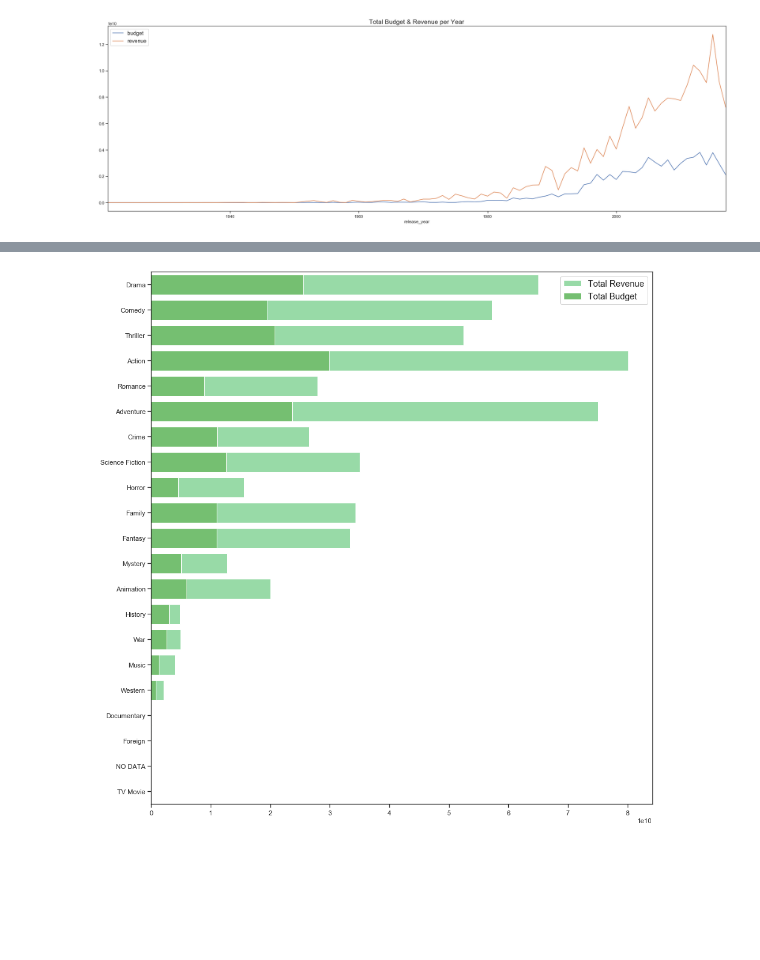
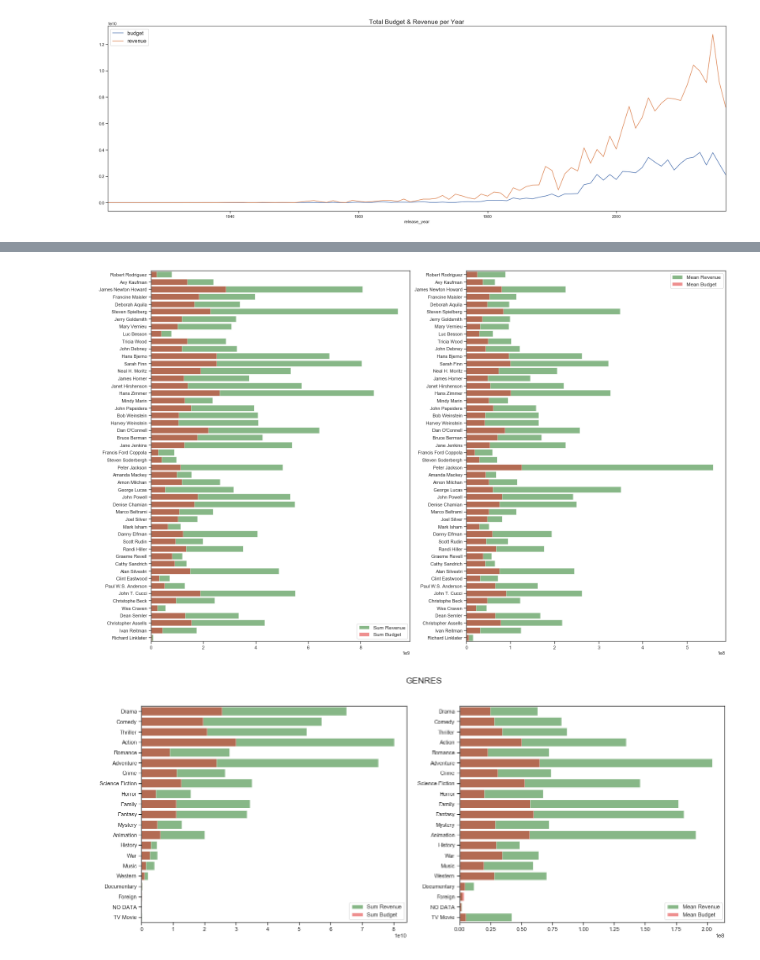
Before and after one commit to robert-myers/tmdb-box-office-prediction, a Jupyter notebook: Untitled.ipynb, the cells around one changed output, grey strips where cells are left out. Saved outputs shown, nothing was run; the diff lists cells and outputs as text; code cells hidden in the pictures; blank space fills up the shorter version.

Commit message:
updated functions & started hypothesis

```diff
--- a/Untitled.ipynb
+++ b/Untitled.ipynb
@@ -275,6 +347,9 @@ def movie_search(df, name, category):
 #     net = rev - bud
 # %%
 def movie_search_aggregate(df, ele, category, agg="sum"):
+    """
+    helper function for box_office_from_search()
+    """
     if agg == "sum":
         budget = float(movie_search(df, ele, category)[["budget"]].sum())
         revenue = float(movie_search(df, ele, category)[["revenue"]].sum())
@@ -285,7 +360,7 @@ def movie_search_aggregate(df, ele, category, agg="sum"):
         return "invalid agg argument"
     return budget, revenue
 
-def box_office_from_search(category, agg="sum",top=21, data_to_find=top_counts_df, df=train_df):
+def box_office_from_search(category, agg="sum", top=21, data_to_find=top_counts_df, df=train_df):
     """
     input:
         category is a string of the column name to query.
@@ -322,4 +397,12 @@ def box_office_from_search(category, agg="sum",top=21, data_to_find=top_counts_d
         nets.append(net)
 
     return names, budgets, revenues, nets
+# %%
+def barplot_movies(category, agg, ax, top=21, data_to_find=top_counts_df, df=train_df):
+    names, budgets, revenues, nets = box_office_from_search(category, agg=agg, top=top, data_to_find=data_to_find, df=df)
+    sns.set_color_codes("colorblind")
+    sns.barplot(x=revenues, y=list(range(len(names))), orient="h", ax=ax, label=f"{agg.title()} Revenue", color="green", alpha=0.5)
+    sns.barplot(x=budgets, y=list(range(len(names))), orient="h", ax=ax, label=f"{agg.title()} Budget", color="red", alpha=0.5)
+    ax.legend(frameon=True, fontsize="large")
+    ax.set_yticklabels(names)
 # %%
@@ -352,17 +429,46 @@ plt.tight_layout()
+# %%
+fig, axes = plt.subplots(nrows=1, ncols=2, figsize=(21, 13), sharex=False)
+ax1, ax2 = axes
+
+barplot_movies("crew", agg="sum", ax=ax1, top=50)
+barplot_movies("crew", agg="mean", ax=ax2, top=50)
+
+plt.tight_layout()
+
+# crew_names, crew_budgets, crew_revenues, crew_nets = box_office_from_search("crew", top=50)
+
+# sns.set_color_codes("pastel")
+# sns.barplot(x=crew_revenues, y=list(range(50)), orient="h", ax=ax2, color="g", label="Total Revenue")
+# sns.set_color_codes("muted")
+# sns.barplot(x=crew_budgets, y=list(range(50)), orient="h", ax=ax2, color="g", label="Total Budget")
+# ax2.set_yticklabels(crew_names)
+# ax2.set_title("Top Credited Crew")
+# ax2.legend(frameon=True, fontsize="large", loc="lower right")
+# %% [output]
+[figure, added]
 # %%
-fig, ax = plt.subplots(figsize=(13, 13))
+fig, axes = plt.subplots(nrows=1, ncols=2, figsize=(21, 8), sharex=False)
+ax1, ax2 = axes
 
-genre_names, genre_budgets, genre_revenues, genre_nets = box_office_from_search("genres")
+# fig, ax = plt.subplots(figsize=(13, 13))
 
-sns.set_color_codes("pastel")
-sns.barplot(x=genre_revenues, y=list(range(len(genre_names))), orient="h", ax=ax, label="Total Revenue", color="g")
-sns.set_color_codes("muted")
-sns.barplot(x=genre_budgets, y=list(range(len(genre_names))), orient="h", ax=ax, label="Total Budget", color="g")
+# genre_names, genre_budgets, genre_revenues, genre_nets = box_office_from_search("genres", agg="mean")
 
-ax.legend(frameon=True, fontsize="x-large")
-ax.set_yticklabels(genre_names)
+# sns.set_color_codes("pastel")
+# sns.barplot(x=genre_revenues, y=list(range(len(genre_names))), orient="h", ax=ax, label="Mean Revenue", color="g")
+# sns.set_color_codes("muted")
+# sns.barplot(x=genre_budgets, y=list(range(len(genre_names))), orient="h", ax=ax, label="Mean Budget", color="g")
 
-plt.tight_layout()
+# ax.legend(frameon=True, fontsize="x-large")
+# ax.set_yticklabels(genre_names)
+
+barplot_movies("genres", agg="sum", ax=ax1)
+barplot_movies("genres", agg="mean", ax=ax2)
+
+for ax in axes:
+    ax.legend(loc="lower right")
+
+fig.suptitle("GENRES", fontsize="xx-large");
 # %% [output]
-[figure, old version]
+[figure, new version]
 # %%
```
Also changed, not shown: parts of 27 cells of this notebook.
